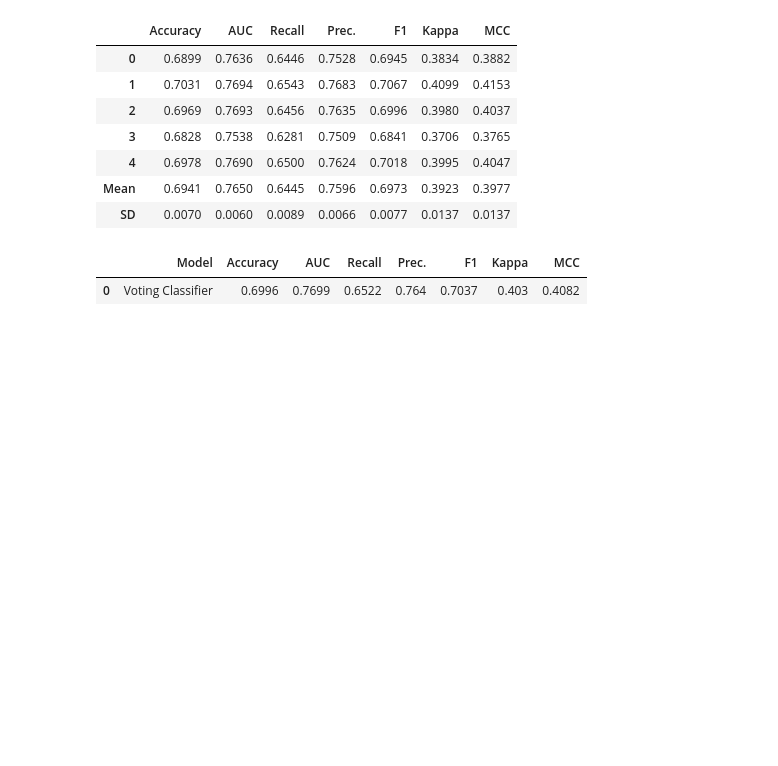
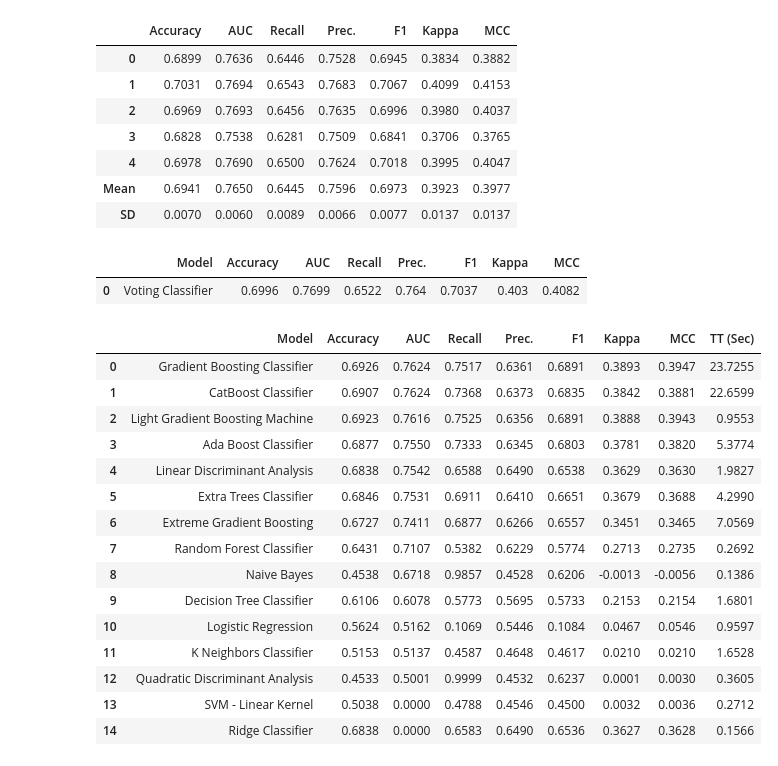
Before and after one commit to lee3jjang/hello-world, a Jupyter notebook: python/dacon_20201024.ipynb, the cells around one changed output. Drawn from its saved outputs; the diff is of its cells as text; code cells hidden in the pictures; blank space fills up the shorter version.

```diff
--- a/python/dacon_20201024.ipynb
+++ b/python/dacon_20201024.ipynb
@@ -244,6 +217,25 @@ pred_holdout = predict_model(blended)
 final_model = finalize_model(blended)
 # %%
 predictions = predict_model(final_model, data = test)
+# %%
+best_3 = compare_models(sort = 'AUC', n_select = 3)
+# %% [output]
+|  | Model | Accuracy | AUC | Recall | Prec. | F1 | Kappa | MCC | TT (Sec) |
+| 0 | Gradient Boosting Classifier | 0.6926 | 0.7624 | 0.7517 | 0.6361 | 0.6891 | 0.3893 | 0.3947 | 23.7255 |
+| 1 | CatBoost Classifier | 0.6907 | 0.7624 | 0.7368 | 0.6373 | 0.6835 | 0.3842 | 0.3881 | 22.6599 |
+| 2 | Light Gradient Boosting Machine | 0.6923 | 0.7616 | 0.7525 | 0.6356 | 0.6891 | 0.3888 | 0.3943 | 0.9553 |
+| 3 | Ada Boost Classifier | 0.6877 | 0.7550 | 0.7333 | 0.6345 | 0.6803 | 0.3781 | 0.3820 | 5.3774 |
+| 4 | Linear Discriminant Analysis | 0.6838 | 0.7542 | 0.6588 | 0.6490 | 0.6538 | 0.3629 | 0.3630 | 1.9827 |
+| 5 | Extra Trees Classifier | 0.6846 | 0.7531 | 0.6911 | 0.6410 | 0.6651 | 0.3679 | 0.3688 | 4.2990 |
+| 6 | Extreme Gradient Boosting | 0.6727 | 0.7411 | 0.6877 | 0.6266 | 0.6557 | 0.3451 | 0.3465 | 7.0569 |
+| 7 | Random Forest Classifier | 0.6431 | 0.7107 | 0.5382 | 0.6229 | 0.5774 | 0.2713 | 0.2735 | 0.2692 |
+| 8 | Naive Bayes | 0.4538 | 0.6718 | 0.9857 | 0.4528 | 0.6206 | -0.0013 | -0.0056 | 0.1386 |
+| 9 | Decision Tree Classifier | 0.6106 | 0.6078 | 0.5773 | 0.5695 | 0.5733 | 0.2153 | 0.2154 | 1.6801 |
+| 10 | Logistic Regression | 0.5624 | 0.5162 | 0.1069 | 0.5446 | 0.1084 | 0.0467 | 0.0546 | 0.9597 |
+| 11 | K Neighbors Classifier | 0.5153 | 0.5137 | 0.4587 | 0.4648 | 0.4617 | 0.0210 | 0.0210 | 1.6528 |
+| 12 | Quadratic Discriminant Analysis | 0.4533 | 0.5001 | 0.9999 | 0.4532 | 0.6237 | 0.0001 | 0.0030 | 0.3605 |
+| 13 | SVM - Linear Kernel | 0.5038 | 0.0000 | 0.4788 | 0.4546 | 0.4500 | 0.0032 | 0.0036 | 0.2712 |
+| 14 | Ridge Classifier | 0.6838 | 0.0000 | 0.6583 | 0.6490 | 0.6536 | 0.3627 | 0.3628 | 0.1566 |
 # %%
 now = datetime.now().strftime('%Y%m%d%H%M%S')
 submission['voted'] = predictions['Score']
```
Also changed, not shown: parts of 6 cells of this notebook, 1 other file.
